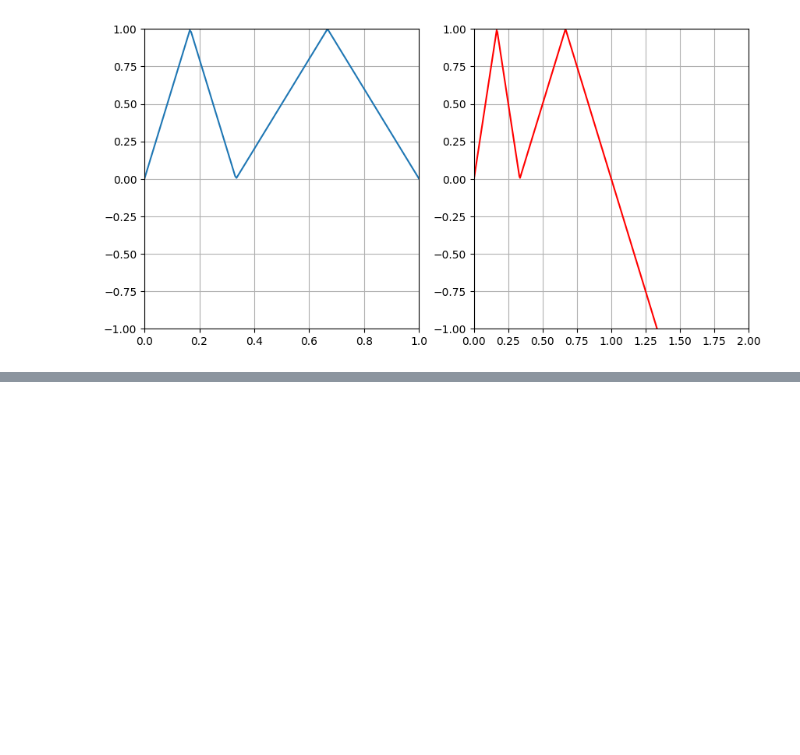
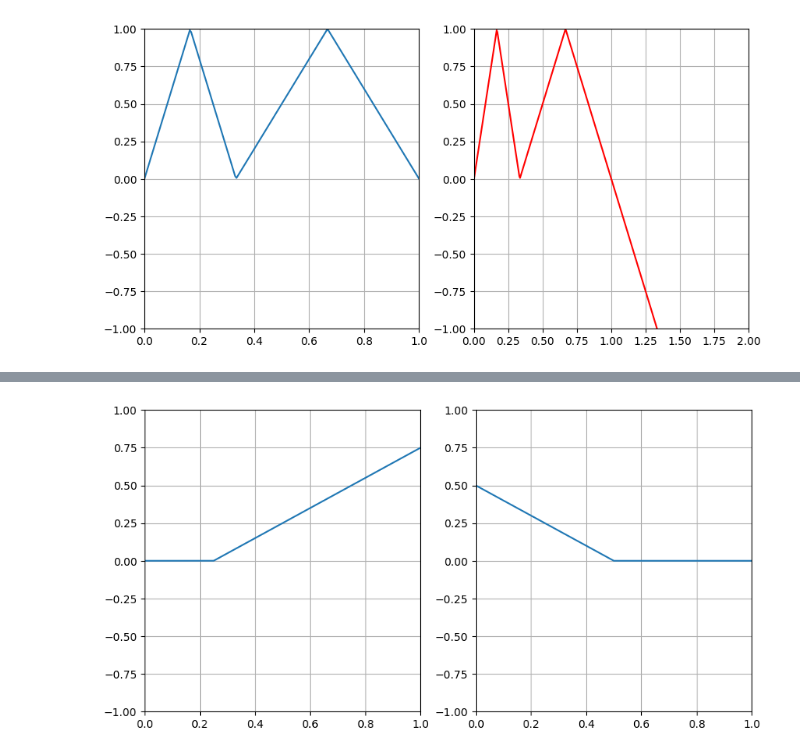
Before and after one commit to danielmrrk/deep-learning-book-sj, a Jupyter notebook: problem-set-4.ipynb, the cells around one changed output, grey strips where cells are left out. Cells and saved outputs as stored; diff of their text form; code cells hidden in the pictures; blank space fills up the shorter version.

```diff
--- a/problem-set-4.ipynb
+++ b/problem-set-4.ipynb
@@ -292,0 +300,19 @@ plt.show()
+# %%
+fig, ax = plt.subplots(nrows=1, ncols=2, figsize=(10, 5))
+
+# at x = 0.25 and x = 0.5 are the joints
+theta_10, theta_11 = -0.25, 1
+theta_20, theta_21 = 0.5, -1
+h1 = relu(theta_10 + theta_11 * x)
+h2 = relu(theta_20 + theta_21 * x)
+ax[0].plot(x, h1)
+ax[0].set_ylim(-1, 1)
+ax[0].set_xlim(0, 1)
+
+ax[1].plot(x, h2)
+ax[1].set_ylim(-1, 1)
+ax[1].set_xlim(0, 1)
+
+plt.show()
+# %% [output]
+[figure, added]
```
Also changed, not shown: parts of 8 cells of this notebook.
